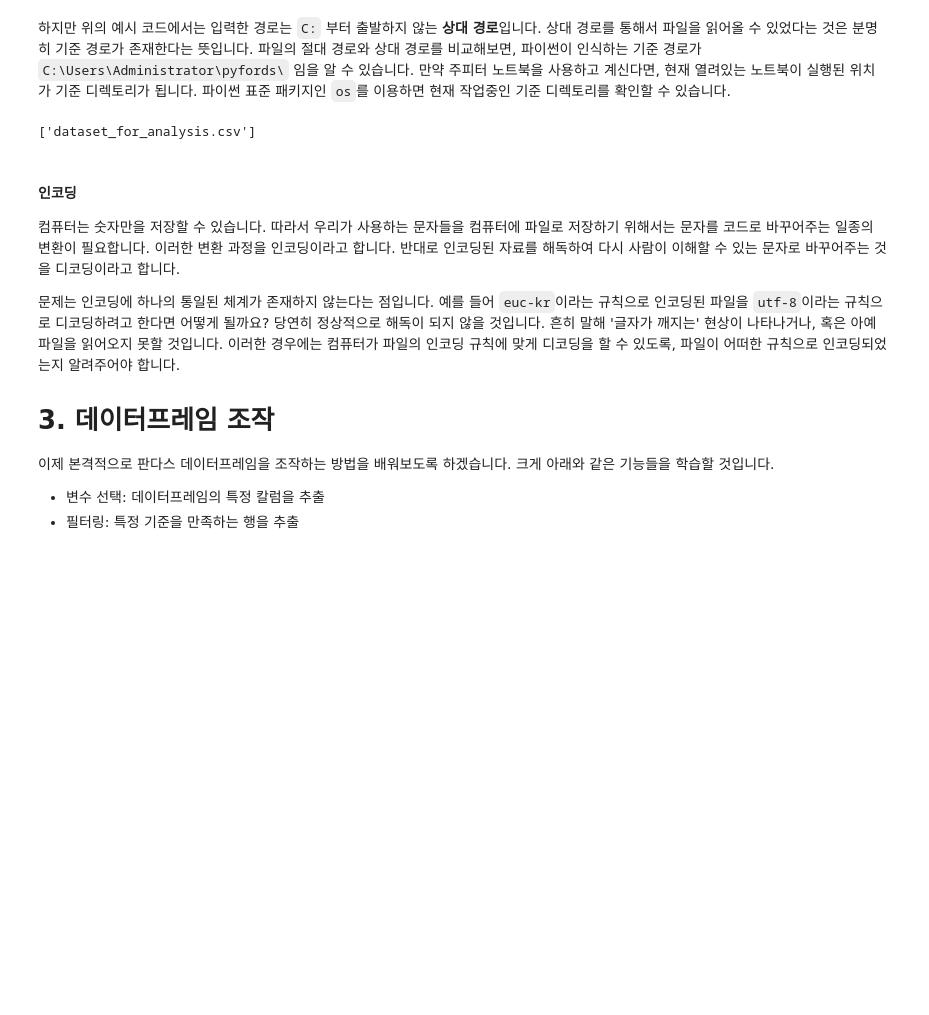
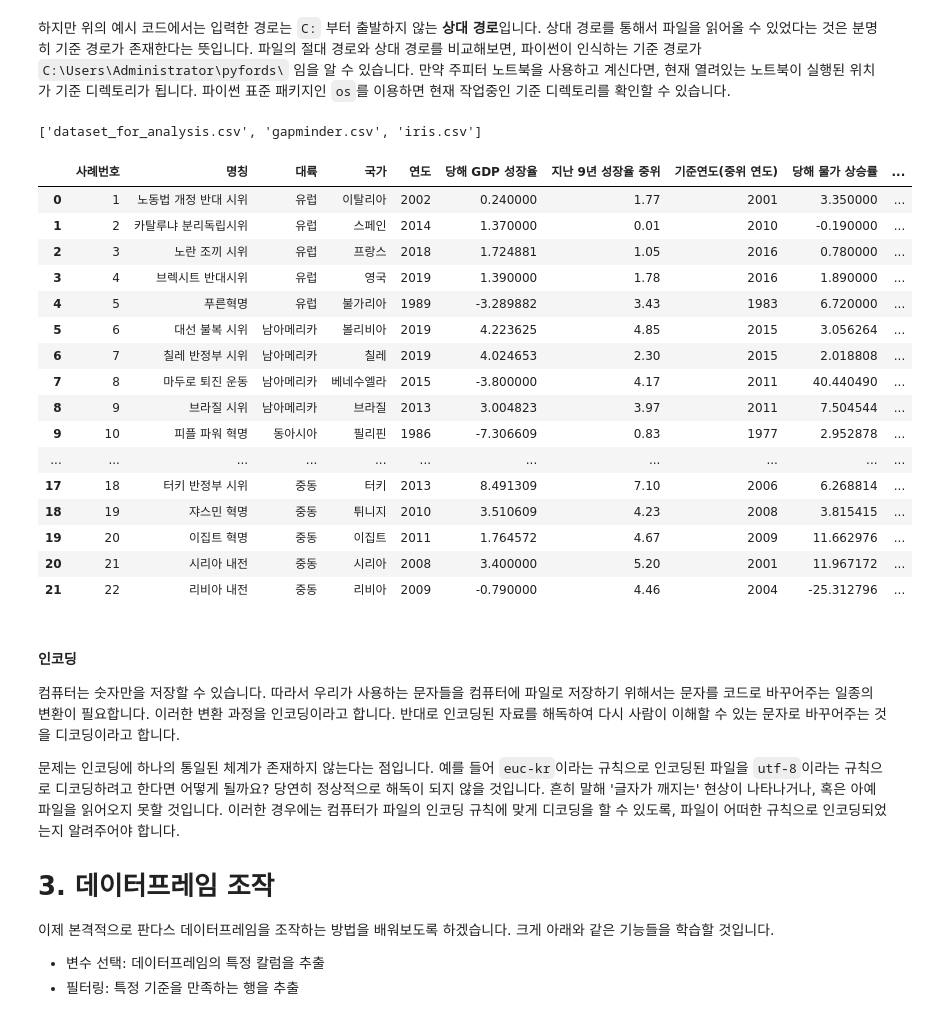
Before and after one commit to yonseidslab/pyfords, a Jupyter notebook: docs/page3.ipynb, the cells around one changed output. Saved outputs shown, nothing was run; the diff lists cells and outputs as text; code cells hidden in the pictures; blank space fills up the shorter version.

```diff
--- a/docs/page3.ipynb
+++ b/docs/page3.ipynb
@@ -504,11 +533,29 @@ C:/
 # %%
 import os
 # %%
-os.listdir("./data")
+os.listdir("../data")
 # %% [output]
-['dataset_for_analysis.csv']
+['dataset_for_analysis.csv', 'gapminder.csv', 'iris.csv']
 # %%
-pd.read_csv("data/dataset_for_analysis.csv", encoding="ANSI")
+pd.read_csv("../data/dataset_for_analysis.csv", encoding="ANSI")
+# %% [output]
+|  | 사례번호 | 명칭 | 대륙 | 국가 | 연도 | 당해 GDP 성장율 | 지난 9년 성장율 중위 | 기준연도(중위 연도) | 당해 물가 상승률 | ... |
+| 0 | 1 | 노동법 개정 반대 시위 | 유럽 | 이탈리아 | 2002 | 0.240000 | 1.77 | 2001 | 3.350000 | ... |
+| 1 | 2 | 카탈루냐 분리독립시위 | 유럽 | 스페인 | 2014 | 1.370000 | 0.01 | 2010 | -0.190000 | ... |
+| 2 | 3 | 노란 조끼 시위 | 유럽 | 프랑스 | 2018 | 1.724881 | 1.05 | 2016 | 0.780000 | ... |
+| 3 | 4 | 브렉시트 반대시위 | 유럽 | 영국 | 2019 | 1.390000 | 1.78 | 2016 | 1.890000 | ... |
+| 4 | 5 | 푸른혁명 | 유럽 | 불가리아 | 1989 | -3.289882 | 3.43 | 1983 | 6.720000 | ... |
+| 5 | 6 | 대선 불복 시위 | 남아메리카 | 볼리비아 | 2019 | 4.223625 | 4.85 | 2015 | 3.056264 | ... |
+| 6 | 7 | 칠레 반정부 시위 | 남아메리카 | 칠레 | 2019 | 4.024653 | 2.30 | 2015 | 2.018808 | ... |
+| 7 | 8 | 마두로 퇴진 운동 | 남아메리카 | 베네수엘라 | 2015 | -3.800000 | 4.17 | 2011 | 40.440490 | ... |
+| 8 | 9 | 브라질 시위 | 남아메리카 | 브라질 | 2013 | 3.004823 | 3.97 | 2011 | 7.504544 | ... |
+| 9 | 10 | 피플 파워 혁명 | 동아시아 | 필리핀 | 1986 | -7.306609 | 0.83 | 1977 | 2.952878 | ... |
+| ... | ... | ... | ... | ... | ... | ... | ... | ... | ... | ... |
+| 17 | 18 | 터키 반정부 시위 | 중동 | 터키 | 2013 | 8.491309 | 7.10 | 2006 | 6.268814 | ... |
+| 18 | 19 | 쟈스민 혁명 | 중동 | 튀니지 | 2010 | 3.510609 | 4.23 | 2008 | 3.815415 | ... |
+| 19 | 20 | 이집트 혁명 | 중동 | 이집트 | 2011 | 1.764572 | 4.67 | 2009 | 11.662976 | ... |
+| 20 | 21 | 시리아 내전 | 중동 | 시리아 | 2008 | 3.400000 | 5.20 | 2001 | 11.967172 | ... |
+| 21 | 22 | 리비아 내전 | 중동 | 리비아 | 2009 | -0.790000 | 4.46 | 2004 | -25.312796 | ... |
 # %%
 utf-8
 cp949
```
Also changed, not shown: parts of 32 cells of this notebook, 1 other file.
